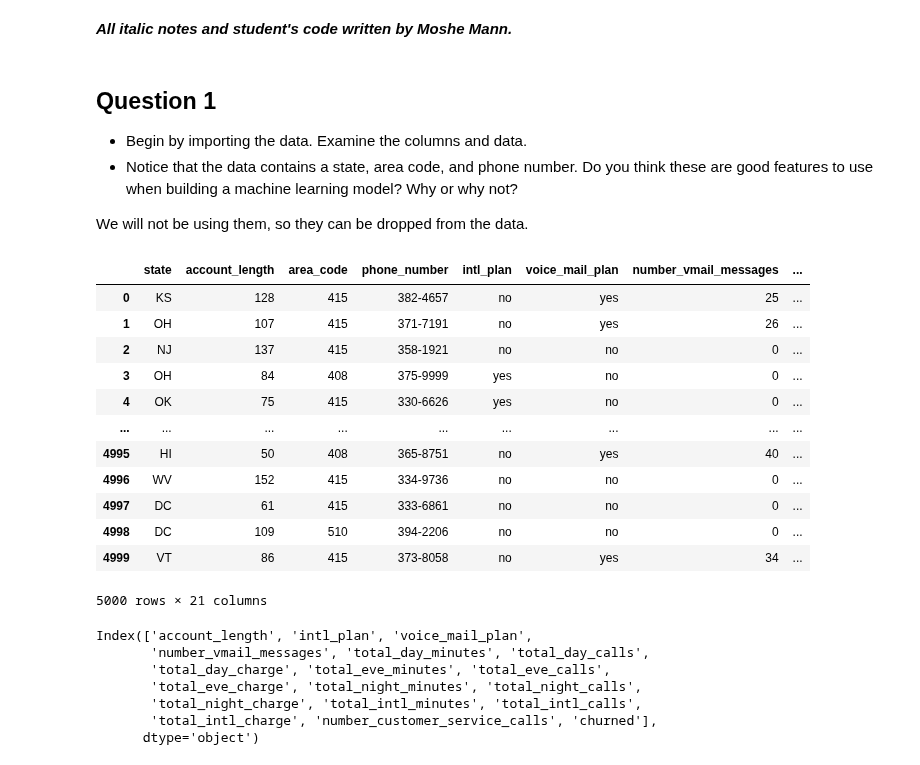
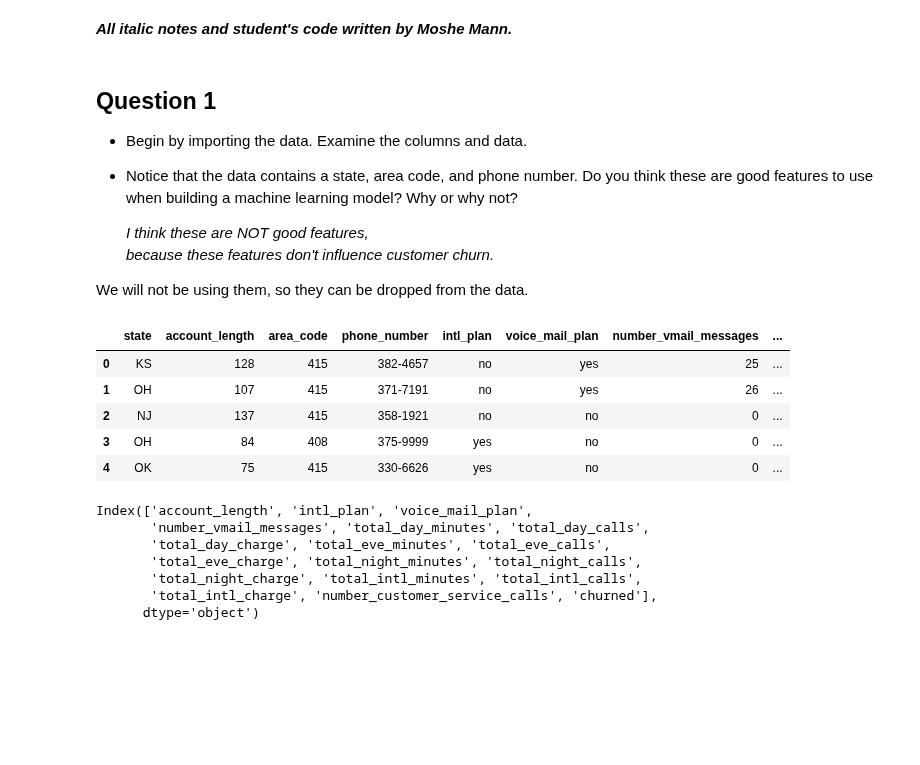
Before and after one commit to MosheMann5750/ML, a Jupyter notebook: Exercises & Solutions/Week2_Supervised_Learning_and_K_Nearest_Neighbors_HW.ipynb, the cells around one changed output. Drawn from its saved outputs; the diff is of its cells as text; code cells hidden in the pictures; blank space fills up the shorter version.

```diff
--- a/Exercises & Solutions/Week2_Supervised_Learning_and_K_Nearest_Neighbors_HW.ipynb
+++ b/Exercises & Solutions/Week2_Supervised_Learning_and_K_Nearest_Neighbors_HW.ipynb
@@ -15,6 +15,8 @@ We will be using customer churn data from the telecom industry for this week's e
 * Begin by importing the data. Examine the columns and data.
 * Notice that the data contains a state, area code, and phone number. Do you think these are good features to use when building a machine learning model? Why or why not?
 
+  *I think these are NOT good features,<br> because these features don't influence customer churn.*
+
 We will not be using them, so they can be dropped from the data.
 # %%
 import pandas as pd
@@ -24,23 +25,14 @@ import pandas as pd
 filepath = 'https://raw.githubusercontent.com/mannmoshe/machine-learning/main/Data/Orange_Telecom_Churn_Data.csv'
 data = pd.read_csv(filepath)
 # %%
-data.head(1).T
+data.head()
+# %% [output]
+|  | state | account_length | area_code | phone_number | intl_plan | voice_mail_plan | number_vmail_messages | ... |
+| 0 | KS | 128 | 415 | 382-4657 | no | yes | 25 | ... |
+| 1 | OH | 107 | 415 | 371-7191 | no | yes | 26 | ... |
+| 2 | NJ | 137 | 415 | 358-1921 | no | no | 0 | ... |
+| 3 | OH | 84 | 408 | 375-9999 | yes | no | 0 | ... |
+| 4 | OK | 75 | 415 | 330-6626 | yes | no | 0 | ... |
-# %%
-data
-# %% [output]
-|  | state | account_length | area_code | phone_number | intl_plan | voice_mail_plan | number_vmail_messages | ... |
-| 0 | KS | 128 | 415 | 382-4657 | no | yes | 25 | ... |
-| 1 | OH | 107 | 415 | 371-7191 | no | yes | 26 | ... |
-| 2 | NJ | 137 | 415 | 358-1921 | no | no | 0 | ... |
-| 3 | OH | 84 | 408 | 375-9999 | yes | no | 0 | ... |
-| 4 | OK | 75 | 415 | 330-6626 | yes | no | 0 | ... |
-| ... | ... | ... | ... | ... | ... | ... | ... | ... |
-| 4995 | HI | 50 | 408 | 365-8751 | no | yes | 40 | ... |
-| 4996 | WV | 152 | 415 | 334-9736 | no | no | 0 | ... |
-| 4997 | DC | 61 | 415 | 333-6861 | no | no | 0 | ... |
-| 4998 | DC | 109 | 510 | 394-2206 | no | no | 0 | ... |
-| 4999 | VT | 86 | 415 | 373-8058 | no | yes | 34 | ... |
-5000 rows × 21 columns
 # %%
 # Remove extraneous columns
 data.drop(['state', 'area_code', 'phone_number'], axis=1, inplace=True)
```
Also changed, not shown: parts of 9 cells of this notebook.
